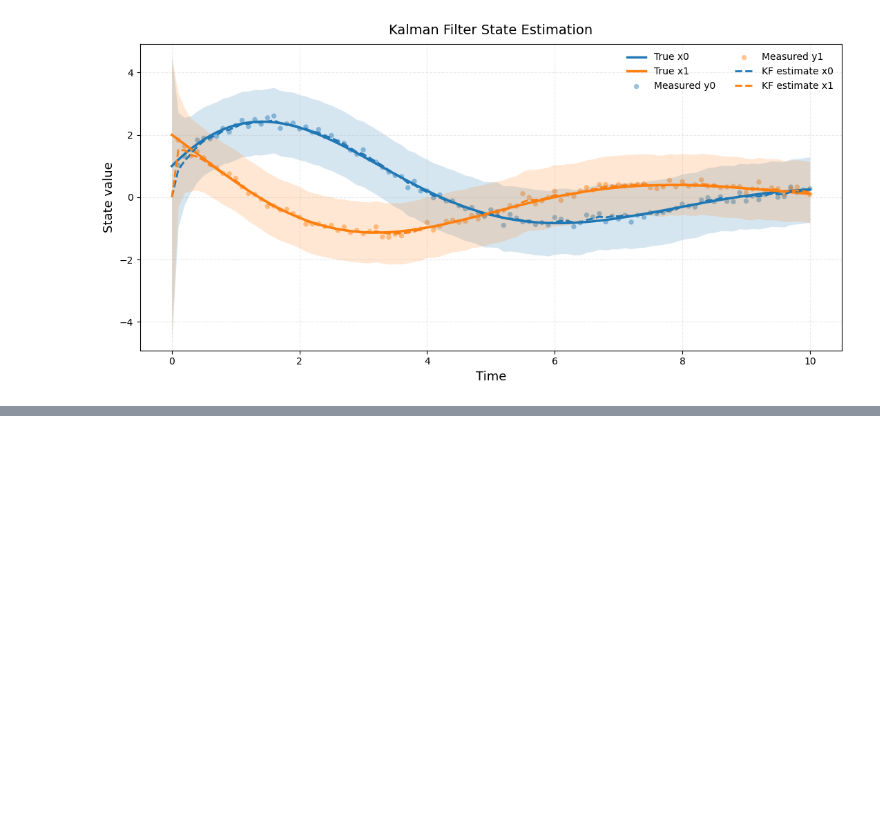
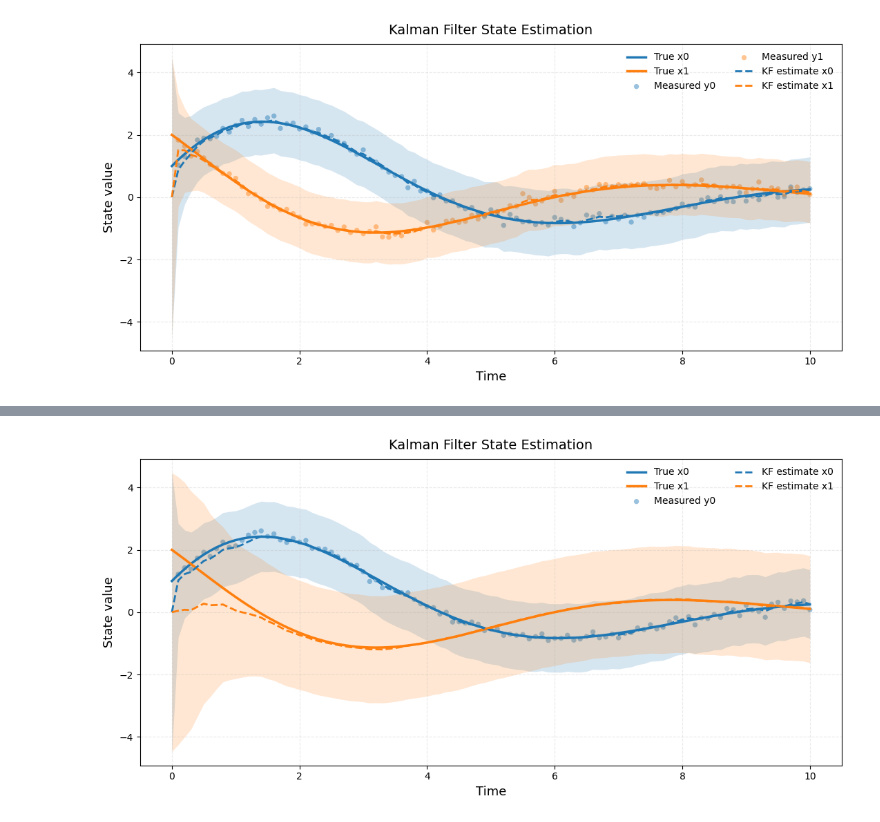
Before and after one commit to SaiSampathKedari/Bayesian-Filtering-and-Smoothing, a Jupyter notebook: notebooks/ch02_filtering/ch02_kalman_filter.ipynb, the cells around one changed output, grey strips where cells are left out. Saved outputs shown, nothing was run; the diff lists cells and outputs as text; code cells hidden in the pictures; blank space fills up the shorter version.

Commit message:
kalman update

```diff
--- a/notebooks/ch02_filtering/ch02_kalman_filter.ipynb
+++ b/notebooks/ch02_filtering/ch02_kalman_filter.ipynb
@@ -129,0 +191,42 @@ plot_data_and_truth(
+# %%
+# ============================================================
+# 3. Kalman filter design (estimator's belief)
+# ============================================================
+# Prior belief (intentionally uncertain)
+X0 = Gaussian(
+    mean=np.zeros(2),
+    cov=5.0 * np.eye(2)
+)
+
+# Assumed dynamics model (can differ from truth)
+Asim = np.array([[0, 1.0], [-0.5, -0.5]])
+Asim = dt * Asim + np.eye(2)
+
+Q = 1e-1 * np.eye(2)               # process noise (model uncertainty)
+R = 1e0 * np.eye(H.shape[0])       # assumed measurement noise
+
+kf_model = KalmanFilterModel(
+    A=Asim,
+    H=H,
+    Q=Q,
+    R=R
+)
+
+
+# ============================================================
+# 4. Run Kalman filter and visualize estimation
+# ============================================================
+kf_history = run_kalman_filter(
+    y_Observations=measurements,
+    model=kf_model,
+    X0=X0
+)
+
+plot_data_and_truth(
+    truth,
+    measurements,
+    kf=kf_history,
+    title="Kalman Filter State Estimation"
+)
+# %% [output]
+[figure, added]
```
Also changed, not shown: parts of 4 cells of this notebook, 1 other file.
